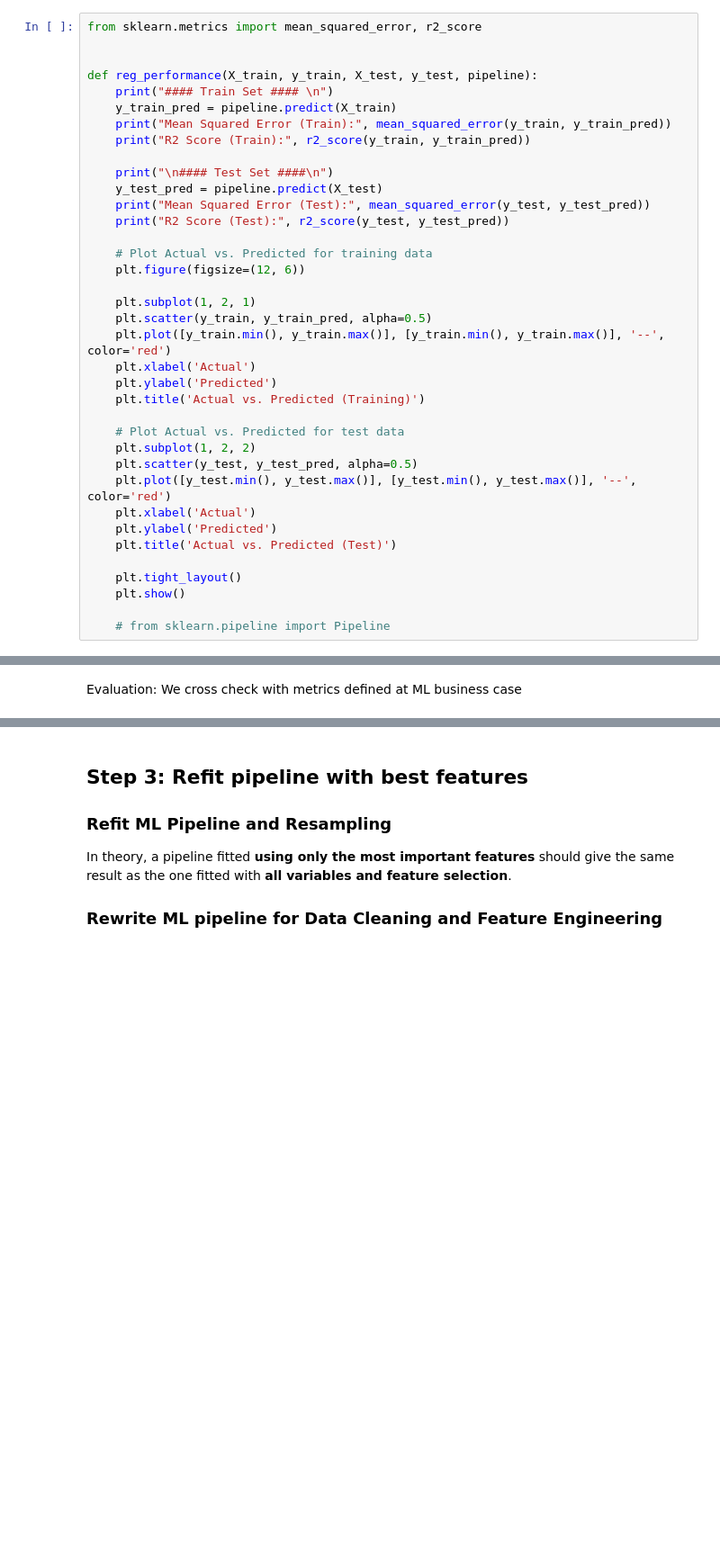
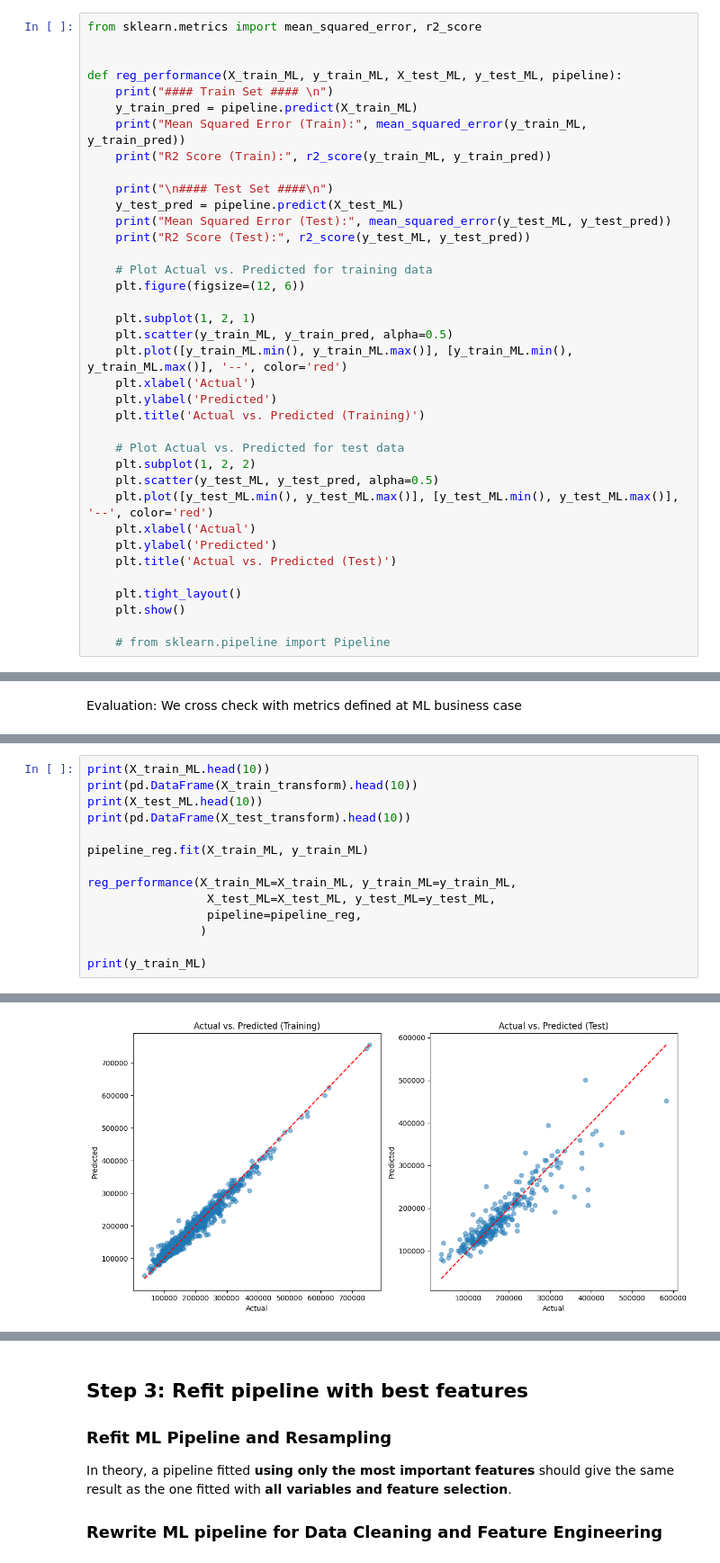
Before and after one commit to Issam-Allymis/Housing-market-analysis., a Jupyter notebook: jupyter_notebooks/05 - Model and Evaluation - predict SalePrice.ipynb, the cells around one changed output, grey strips where cells are left out. Shown at 90% size. Drawn from its saved outputs; the diff is of its cells as text; blank space fills up the shorter version.

```diff
--- a/jupyter_notebooks/05 - Model and Evaluation - predict SalePrice.ipynb
+++ b/jupyter_notebooks/05 - Model and Evaluation - predict SalePrice.ipynb
@@ -490,31 +649,31 @@ plt.show()
 from sklearn.metrics import mean_squared_error, r2_score
 
 
-def reg_performance(X_train, y_train, X_test, y_test, pipeline):
+def reg_performance(X_train_ML, y_train_ML, X_test_ML, y_test_ML, pipeline):
     print("#### Train Set #### \n")
-    y_train_pred = pipeline.predict(X_train)
-    print("Mean Squared Error (Train):", mean_squared_error(y_train, y_train_pred))
-    print("R2 Score (Train):", r2_score(y_train, y_train_pred))
+    y_train_pred = pipeline.predict(X_train_ML)
+    print("Mean Squared Error (Train):", mean_squared_error(y_train_ML, y_train_pred))
+    print("R2 Score (Train):", r2_score(y_train_ML, y_train_pred))
 
     print("\n#### Test Set ####\n")
-    y_test_pred = pipeline.predict(X_test)
-    print("Mean Squared Error (Test):", mean_squared_error(y_test, y_test_pred))
-    print("R2 Score (Test):", r2_score(y_test, y_test_pred))
+    y_test_pred = pipeline.predict(X_test_ML)
+    print("Mean Squared Error (Test):", mean_squared_error(y_test_ML, y_test_pred))
+    print("R2 Score (Test):", r2_score(y_test_ML, y_test_pred))
 
     # Plot Actual vs. Predicted for training data
     plt.figure(figsize=(12, 6))
 
     plt.subplot(1, 2, 1)
-    plt.scatter(y_train, y_train_pred, alpha=0.5)
-    plt.plot([y_train.min(), y_train.max()], [y_train.min(), y_train.max()], '--', color='red')
+    plt.scatter(y_train_ML, y_train_pred, alpha=0.5)
+    plt.plot([y_train_ML.min(), y_train_ML.max()], [y_train_ML.min(), y_train_ML.max()], '--', color='red')
     plt.xlabel('Actual')
     plt.ylabel('Predicted')
     plt.title('Actual vs. Predicted (Training)')
 
     # Plot Actual vs. Predicted for test data
     plt.subplot(1, 2, 2)
-    plt.scatter(y_test, y_test_pred, alpha=0.5)
-    plt.plot([y_test.min(), y_test.max()], [y_test.min(), y_test.max()], '--', color='red')
+    plt.scatter(y_test_ML, y_test_pred, alpha=0.5)
+    plt.plot([y_test_ML.min(), y_test_ML.max()], [y_test_ML.min(), y_test_ML.max()], '--', color='red')
     plt.xlabel('Actual')
     plt.ylabel('Predicted')
     plt.title('Actual vs. Predicted (Test)')
@@ -541,0 +694,15 @@ print(y_train)
+# %%
+print(X_train_ML.head(10))
+print(pd.DataFrame(X_train_transform).head(10))
+print(X_test_ML.head(10))
+print(pd.DataFrame(X_test_transform).head(10))
+
+pipeline_reg.fit(X_train_ML, y_train_ML)
+
+reg_performance(X_train_ML=X_train_ML, y_train_ML=y_train_ML,
+                 X_test_ML=X_test_ML, y_test_ML=y_test_ML,
+                 pipeline=pipeline_reg,
+                )
+
+print(y_train_ML)
+# %% [output]
@@ -541,0 +726 @@ print(y_train)
+[figure, added]
```
Also changed, not shown: parts of 77 cells of this notebook, 18 other files.
